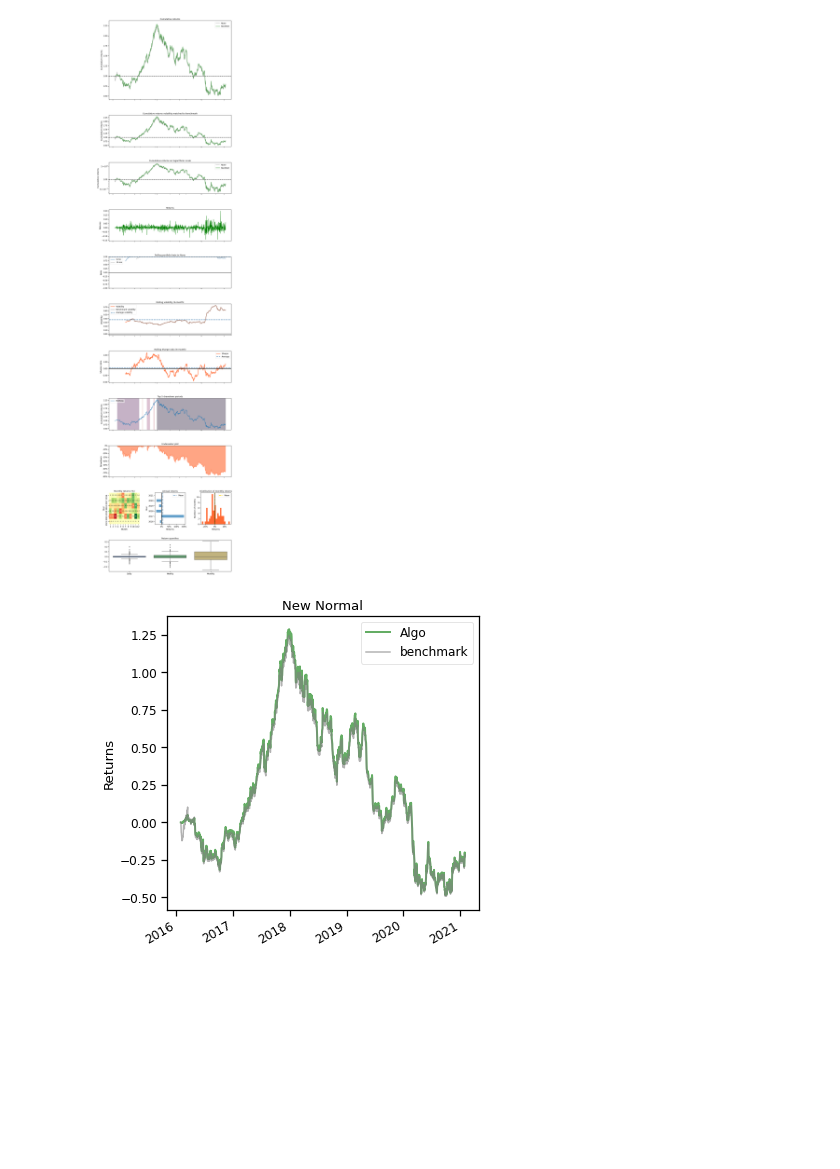
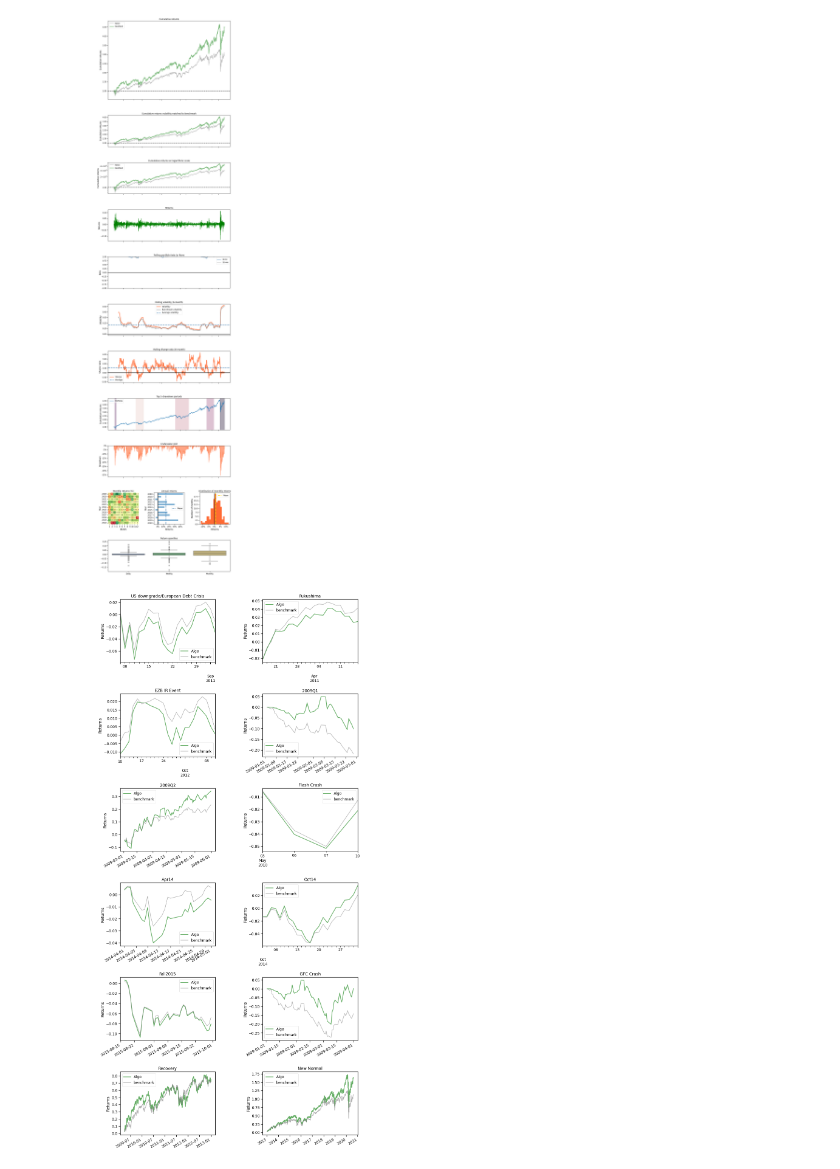
Before and after one commit to DominikSch004/Deep-Reinforcement-Stock-Trading, a Jupyter notebook: backtesting.ipynb, the cells around one changed output. Saved outputs shown, nothing was run; the diff lists cells and outputs as text; code cells hidden in the pictures; blank space fills up the shorter version.

Commit message:
fixed backtesting

```diff
--- a/backtesting.ipynb
+++ b/backtesting.ipynb
@@ -34,2 +33,2 @@ df.head()
 # %%
-df["daily_return"] = df["close"].pct_change(1)
+dji["daily_return"] = dji["Adj Close"].pct_change(1)
@@ -46,0 +35,3 @@ dtype: float64
+# %%
+dow_strat  = backtest_strat(dji)
+dow_strat.head()
@@ -47,6 +46,6 @@ dtype: float64
 # %%
 #strat_df = pd.read_csv("test_NN/advanced/account_value_validation_PPO_bayn.csv")
-strat_df = pd.read_csv("trained_models/acktr/account_value_validation_ACKTR_lha4.csv")
+strat_df = pd.read_csv("results/account_value_trade__.csv")
 strat_df = pd.DataFrame({'account_value': strat_df['0']})
 strat_df.account_value.plot()
 # %% [output]
@@ -55,5 +54,5 @@ strat_df.account_value.plot()
 # %%
 strat_df = get_daily_return(strat_df)
 strat_df.head(4)
-strat_df["datadate"] = df["datadate"]
+strat_df["Date"] = dji["Date"]
 # %% [output]
@@ -63,5 +71,5 @@ strat_df = backtest_strat(strat_df)
 # %%
 with pyfolio.plotting.plotting_context(font_scale=1.1):
     pyfolio.create_full_tear_sheet(returns = strat_df,
-                                   benchmark_rets=bench_df, set_context=False)
+                                   benchmark_rets=dow_strat, set_context=False)
 # %% [output]
@@ -95,2 +114,2 @@ with pyfolio.plotting.plotting_context(font_scale=1.1):
-[figure, old version]
+[figure, new version]
-[figure, old version]
+[figure, new version]
```
Also changed, not shown: parts of 9 cells of this notebook.
